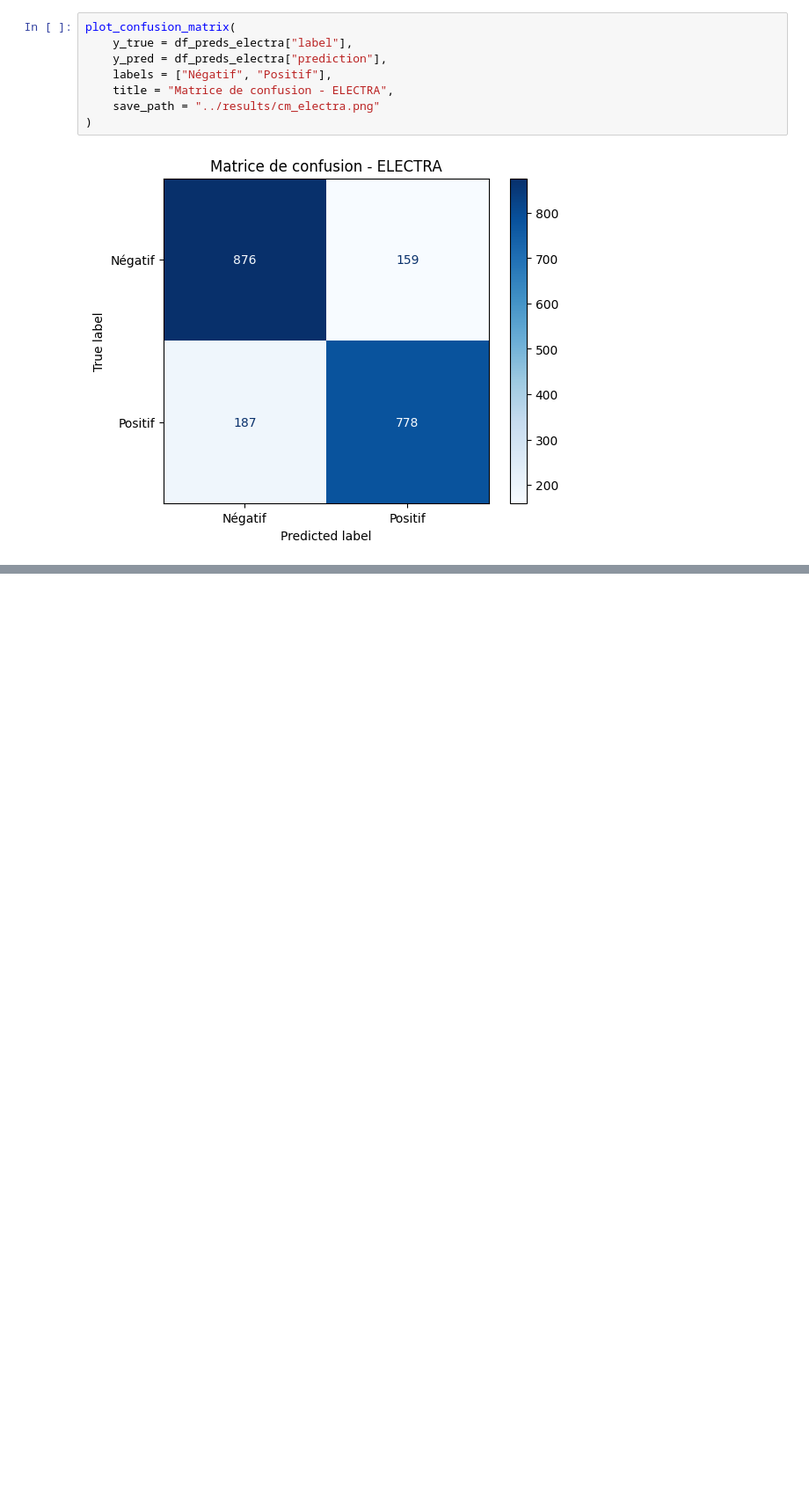
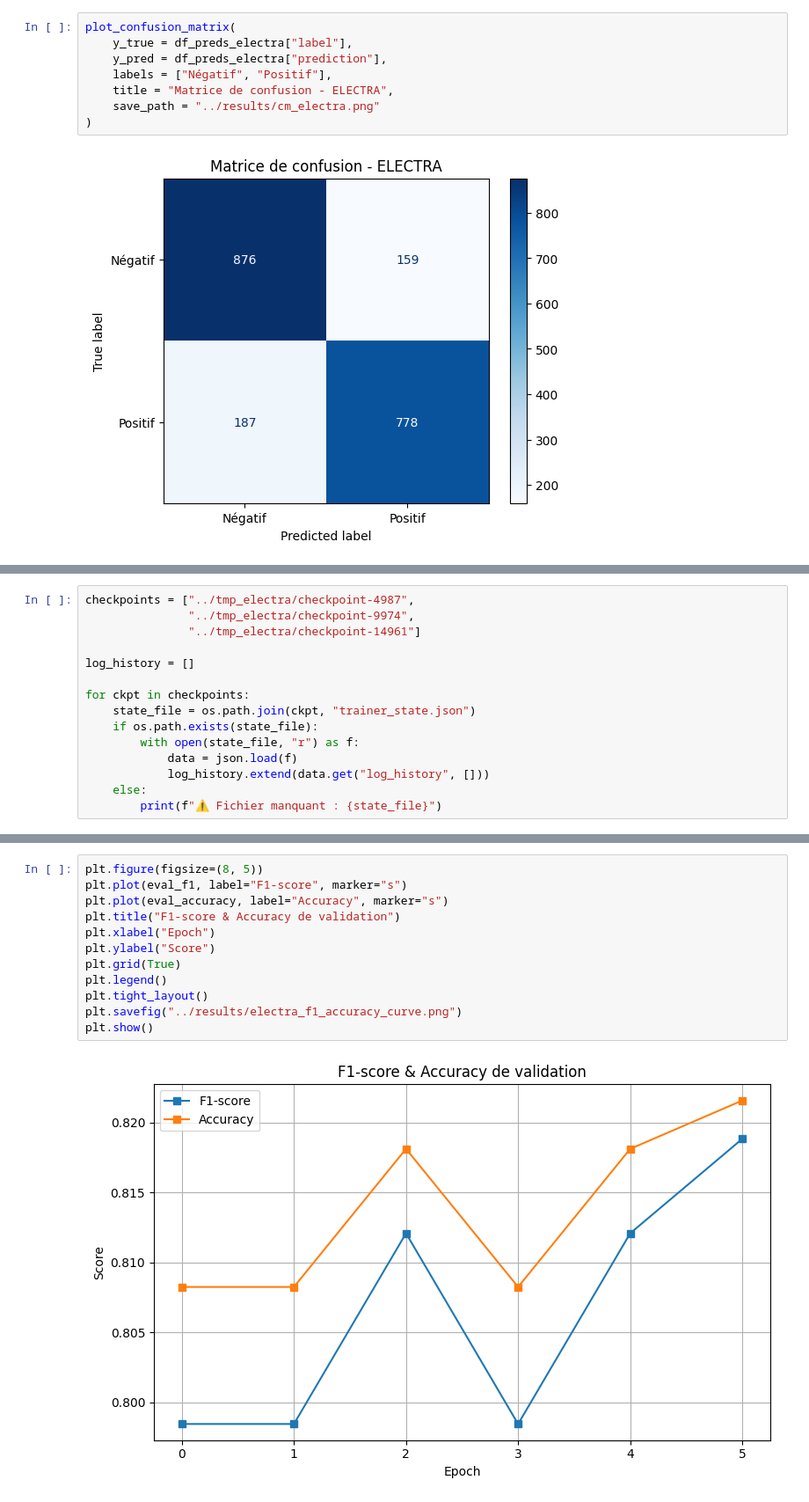
Before and after one commit to Arnaud66170/P9_V2, a Jupyter notebook: notebooks/04_evaluation_and_comparison.ipynb, the cells around one changed output, grey strips where cells are left out. Shown at 88% size. Cells and saved outputs as stored; diff of their text form; blank space fills up the shorter version.

```diff
--- a/notebooks/04_evaluation_and_comparison.ipynb
+++ b/notebooks/04_evaluation_and_comparison.ipynb
@@ -116,0 +103,15 @@ Contenu du dossier modèle : ['config.json', 'model.safetensors', 'pytorch_model
+# %%
+checkpoints = ["../tmp_electra/checkpoint-4987",
+               "../tmp_electra/checkpoint-9974",
+               "../tmp_electra/checkpoint-14961"]
+
+log_history = []
+
+for ckpt in checkpoints:
+    state_file = os.path.join(ckpt, "trainer_state.json")
+    if os.path.exists(state_file):
+        with open(state_file, "r") as f:
+            data = json.load(f)
+            log_history.extend(data.get("log_history", []))
+    else:
+        print(f"⚠️ Fichier manquant : {state_file}")
@@ -116,0 +177,14 @@ Contenu du dossier modèle : ['config.json', 'model.safetensors', 'pytorch_model
+# %%
+plt.figure(figsize=(8, 5))
+plt.plot(eval_f1, label="F1-score", marker="s")
+plt.plot(eval_accuracy, label="Accuracy", marker="s")
+plt.title("F1-score & Accuracy de validation")
+plt.xlabel("Epoch")
+plt.ylabel("Score")
+plt.grid(True)
+plt.legend()
+plt.tight_layout()
+plt.savefig("../results/electra_f1_accuracy_curve.png")
+plt.show()
+# %% [output]
+[figure, added]
```
Also changed, not shown: parts of 15 cells of this notebook, 4 other files.
